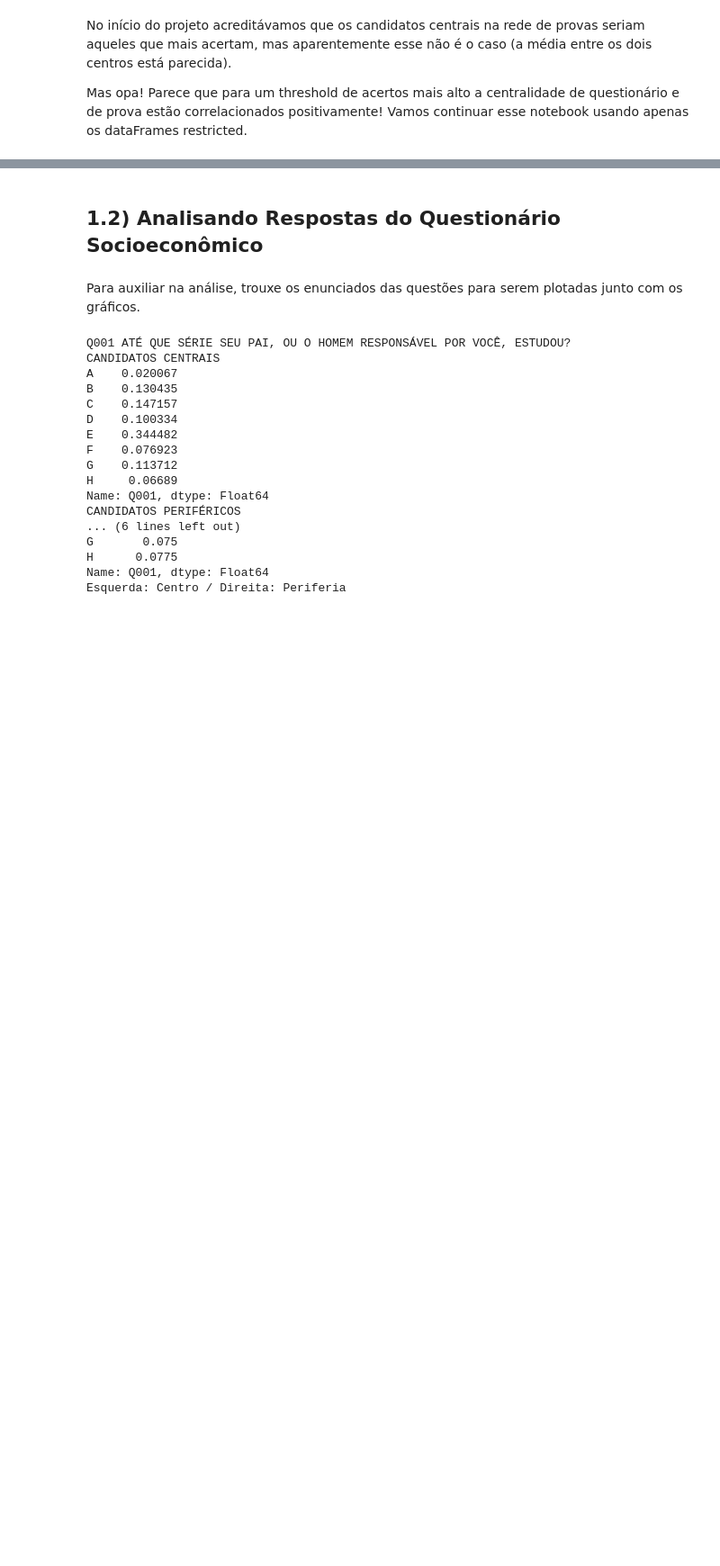
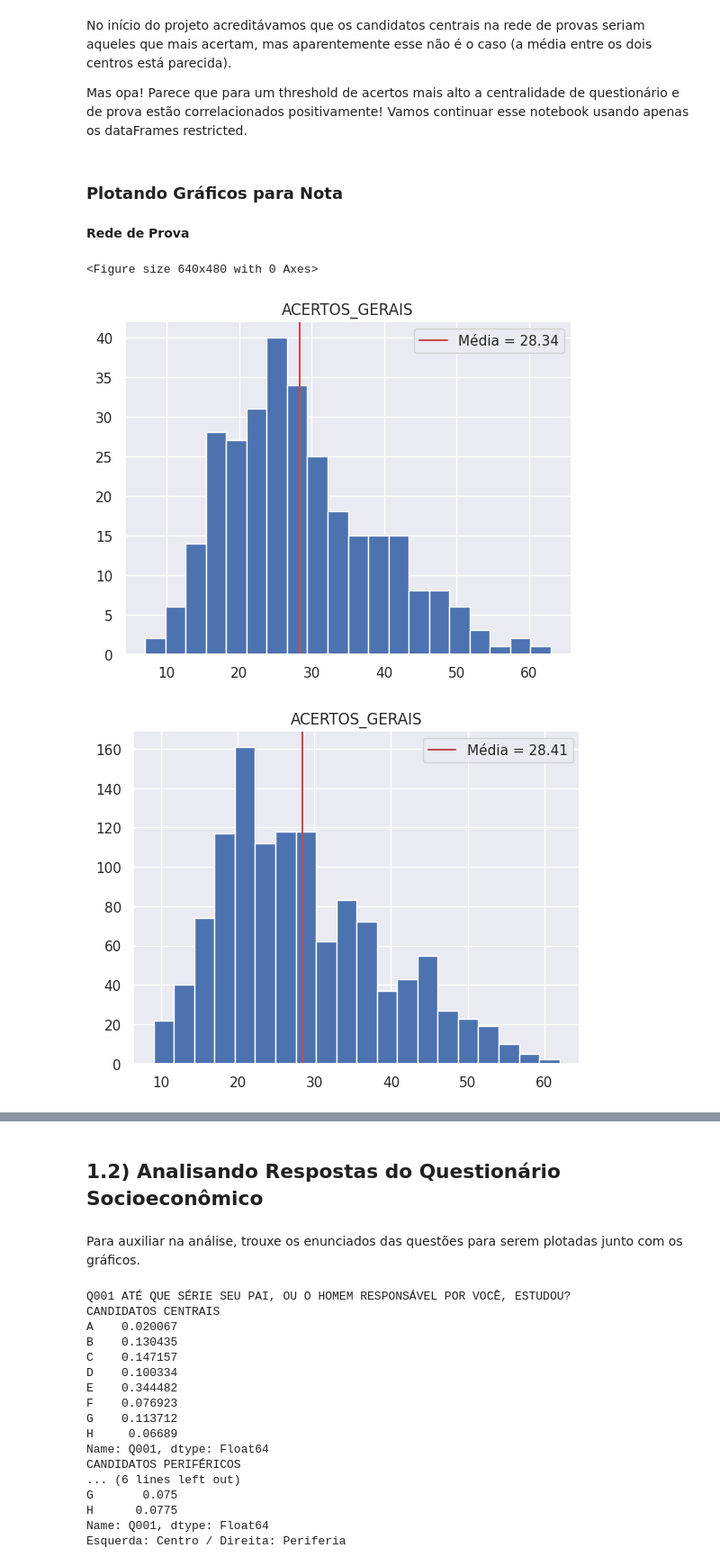
Before and after one commit to gabrielonishi/ENEMSocialNetworkAnalysis, a Jupyter notebook: 3 - Teste de Hipótese.ipynb, the cells around one changed output, grey strips where cells are left out. Shown at 90% size. Drawn from its saved outputs; the diff is of its cells as text; code cells hidden in the pictures; blank space fills up the shorter version.

```diff
--- a/3 - Teste de Hipótese.ipynb
+++ b/3 - Teste de Hipótese.ipynb
@@ -128,3 +188,22 @@ summary_quest_restrict
 No início do projeto acreditávamos que os candidatos centrais na rede de provas seriam aqueles que mais acertam, mas aparentemente esse não é o caso (a média entre os dois centros está parecida).
 
 Mas opa! Parece que para um threshold de acertos mais alto a centralidade de questionário e de prova estão correlacionados positivamente! Vamos continuar esse notebook usando apenas os dataFrames restricted.
+# %% [markdown]
+### Plotando Gráficos para Nota
+# %% [markdown]
+**Rede de Prova**
+# %%
+plt.figure()
+centrais_prova_restrict.hist('ACERTOS_GERAIS', bins=20)
+media_centrais = centrais_prova_restrict['ACERTOS_GERAIS'].mean()
+plt.axvline(x = media_centrais, color = 'r', label = f'Média = {round(media_centrais,2)}')
+plt.legend()
+perif_prova_restrict.hist('ACERTOS_GERAIS', bins=20)
+media_perif = perif_prova_restrict['ACERTOS_GERAIS'].mean()
+plt.axvline(x = media_perif, color = 'r', label = f'Média = {round(media_perif,2)}')
+plt.legend()
+plt.show()
+# %% [output]
+<Figure size 640x480 with 0 Axes>
+[figure, added]
+[figure, added]
```
Also changed, not shown: parts of 36 cells of this notebook, 3 other files.
